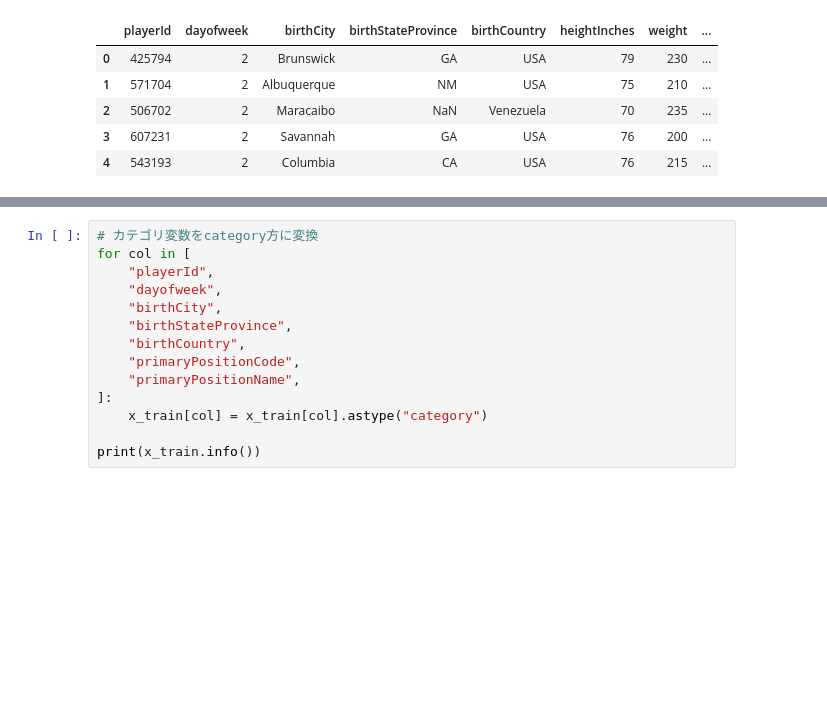
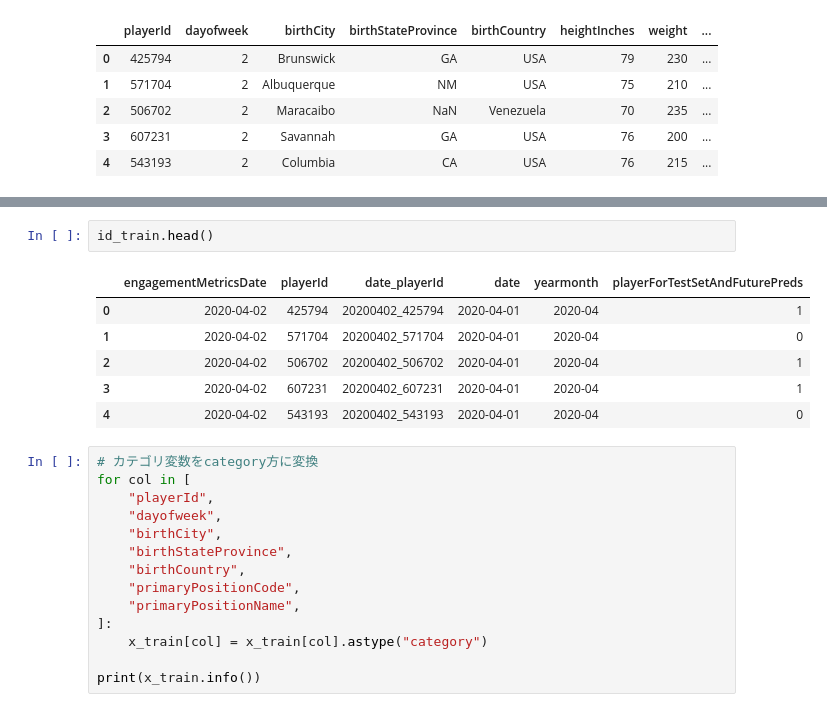
Before and after one commit to ginmaruGH/kaggle_ml_ric, a Jupyter notebook: ch08.ipynb, the cells around one changed output, grey strips where cells are left out. Saved outputs shown, nothing was run; the diff lists cells and outputs as text; blank space fills up the shorter version.

```diff
--- a/ch08.ipynb
+++ b/ch08.ipynb
@@ -210,3 +219,12 @@ x_train.head()
+# %%
+id_train.head()
+# %% [output]
+|  | engagementMetricsDate | playerId | date_playerId | date | yearmonth | playerForTestSetAndFuturePreds |
+| 0 | 2020-04-02 | 425794 | 20200402_425794 | 2020-04-01 | 2020-04 | 1 |
+| 1 | 2020-04-02 | 571704 | 20200402_571704 | 2020-04-01 | 2020-04 | 0 |
+| 2 | 2020-04-02 | 506702 | 20200402_506702 | 2020-04-01 | 2020-04 | 1 |
+| 3 | 2020-04-02 | 607231 | 20200402_607231 | 2020-04-01 | 2020-04 | 1 |
+| 4 | 2020-04-02 | 543193 | 20200402_543193 | 2020-04-01 | 2020-04 | 0 |
 # %%
 # カテゴリ変数をcategory方に変換
 for col in [
```
Also changed, not shown: parts of 31 cells of this notebook, 12 other files.
